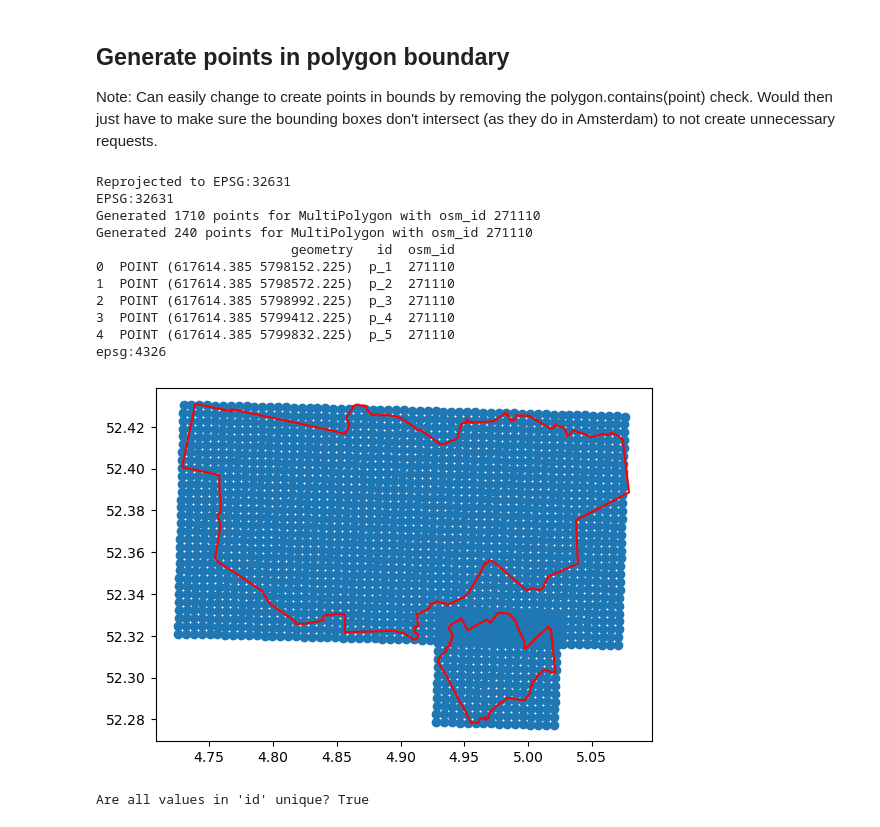
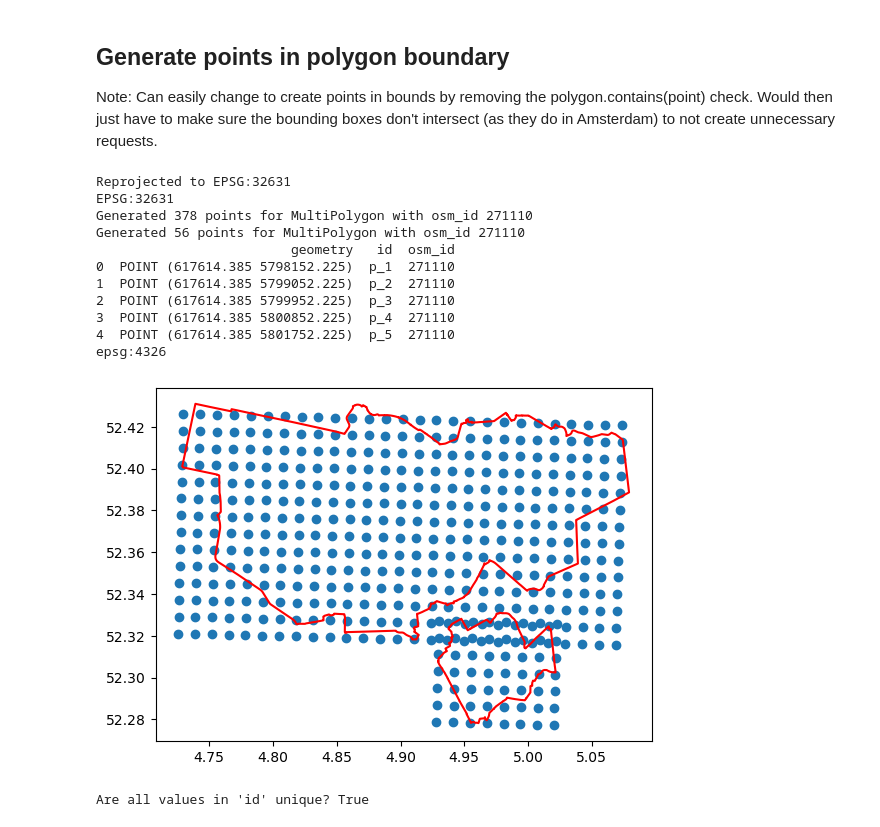
Before and after one commit to lukasbeuster/throwing_shade, a Jupyter notebook: code/240607_Download_SolarAPI.ipynb, the cells around one changed output. Saved outputs shown, nothing was run; the diff lists cells and outputs as text; code cells hidden in the pictures.

Commit message:
updates, incl. multiple day calculation

```diff
--- a/code/240607_Download_SolarAPI.ipynb
+++ b/code/240607_Download_SolarAPI.ipynb
@@ -159,7 +160,7 @@ if gdf.crs is None:
     raise ValueError("Input GeoDataFrame does not have a CRS defined.")
 
 # Define the spacing (150 meters in this case)
-spacing = 420
+spacing = 900
 
 # Reproject the GeoDataFrame to a projected CRS (e.g., UTM) if it is in a geographic CRS
 if gdf.crs.is_geographic:
@@ -170,40 +171,40 @@ if gdf.crs.is_geographic:
     min_y = bounds['miny'].min()
     max_y = bounds['maxy'].max()
 
     utm_crs = lat_lon_to_utm_epsg(min_x, min_y, max_x, max_y)
     projected_gdf = gdf.to_crs(utm_crs)
     print(f'Reprojected to {utm_crs}')
 else:
     projected_gdf = gdf
     print(f'CRS was already projected')
 
 print(projected_gdf.crs)
 
 # Generate the points GeoDataFrame in the projected CRS
 points_gdf = create_points_geodataframe(projected_gdf, spacing, contains=False)
 print(points_gdf[0:5])
 # points_gdf.plot()
 # Reproject the points back to the original CRS so we can use it for the API query
 if gdf.crs.is_geographic:
     points_gdf = points_gdf.to_crs(gdf.crs)
 
 print(points_gdf.crs)
 points_gdf.plot()
 gdf.boundary.plot(ax=plt.gca(), color='red')
 plt.show()
 # %% [output]
 Reprojected to EPSG:32631
 EPSG:32631
-Generated 1710 points for MultiPolygon with osm_id 271110
-Generated 240 points for MultiPolygon with osm_id 271110
+Generated 378 points for MultiPolygon with osm_id 271110
+Generated 56 points for MultiPolygon with osm_id 271110
                          geometry   id  osm_id
 0  POINT (617614.385 5798152.225)  p_1  271110
-1  POINT (617614.385 5798572.225)  p_2  271110
-2  POINT (617614.385 5798992.225)  p_3  271110
-3  POINT (617614.385 5799412.225)  p_4  271110
-4  POINT (617614.385 5799832.225)  p_5  271110
+1  POINT (617614.385 5799052.225)  p_2  271110
+2  POINT (617614.385 5799952.225)  p_3  271110
+3  POINT (617614.385 5800852.225)  p_4  271110
+4  POINT (617614.385 5801752.225)  p_5  271110
 epsg:4326
-[figure, old version]
+[figure, new version]
 # %%
 # Check if all values in 'column1' are unique
 is_column1_unique = points_gdf['id'].is_unique
```
Also changed, not shown: parts of 2 cells of this notebook, 4 other files.
